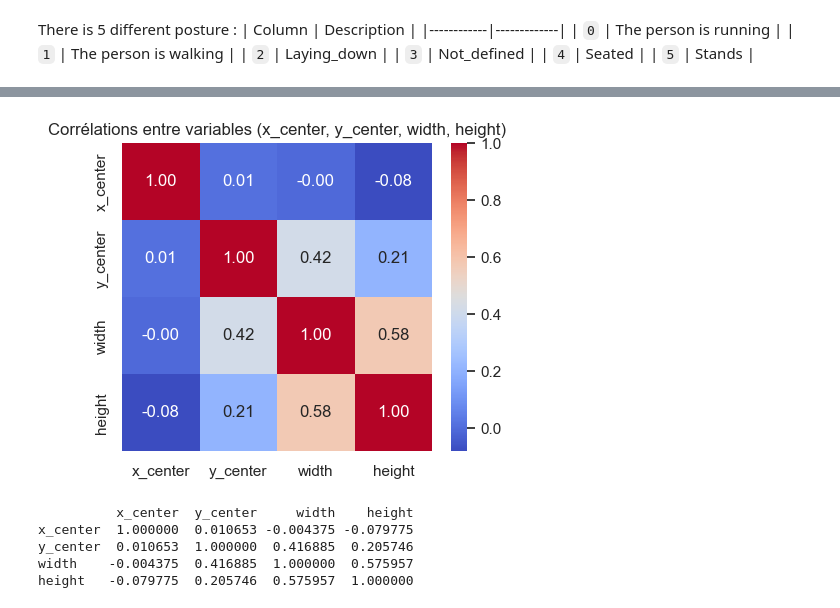
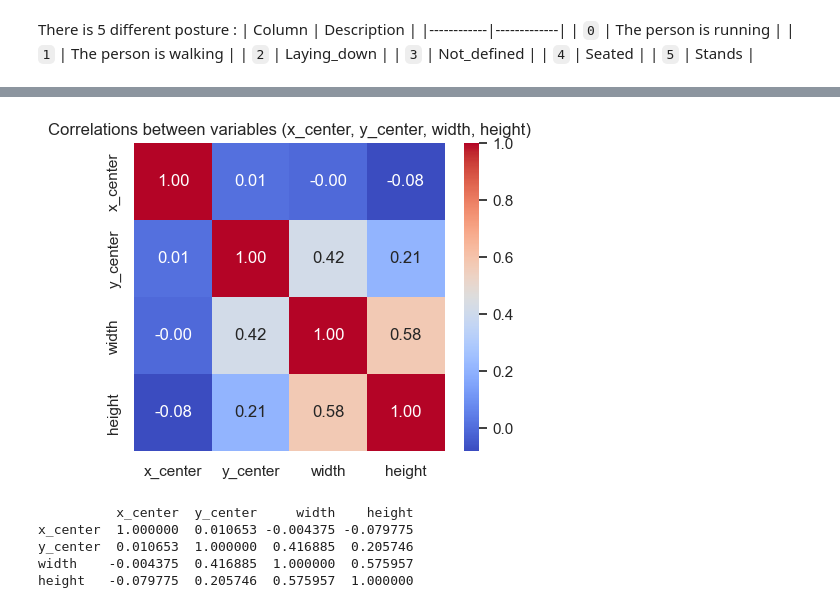
Before and after one commit to lesoldatalex/projet-machine-learning, a Jupyter notebook: data_analysis.ipynb, the cells around one changed output, grey strips where cells are left out. Saved outputs shown, nothing was run; the diff lists cells and outputs as text; code cells hidden in the pictures.

```diff
--- a/data_analysis.ipynb
+++ b/data_analysis.ipynb
@@ -167,14 +188,14 @@ for var in quant_vars:
 # %%
-# === 7. Corrélations entre variables ===
+# ===  Correlations between variables ===
 correlations = df[quant_vars].corr()
 plt.figure(figsize=(5,4))
 sns.heatmap(correlations, annot=True, cmap="coolwarm", fmt=".2f")
-plt.title("Corrélations entre variables (x_center, y_center, width, height)")
+plt.title("Correlations between variables (x_center, y_center, width, height)")
 plt.show()
 
 print(correlations)
 # %% [output]
-[figure, old version]
+[figure, new version]
           x_center  y_center     width    height
 x_center  1.000000  0.010653 -0.004375 -0.079775
 y_center  0.010653  1.000000  0.416885  0.205746
```
Also changed, not shown: parts of 16 cells of this notebook.
